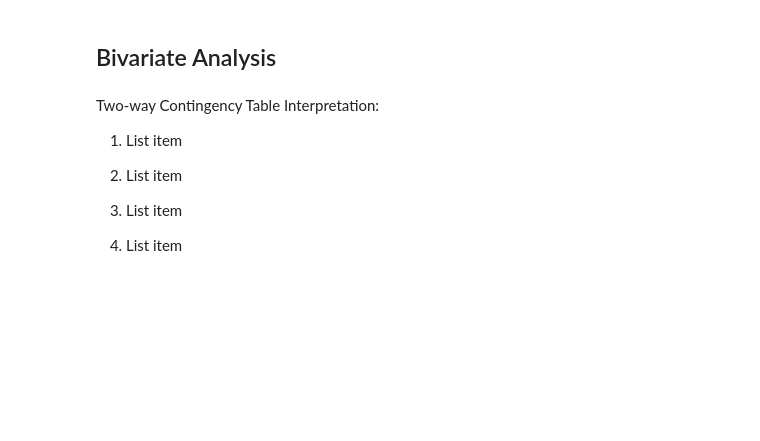
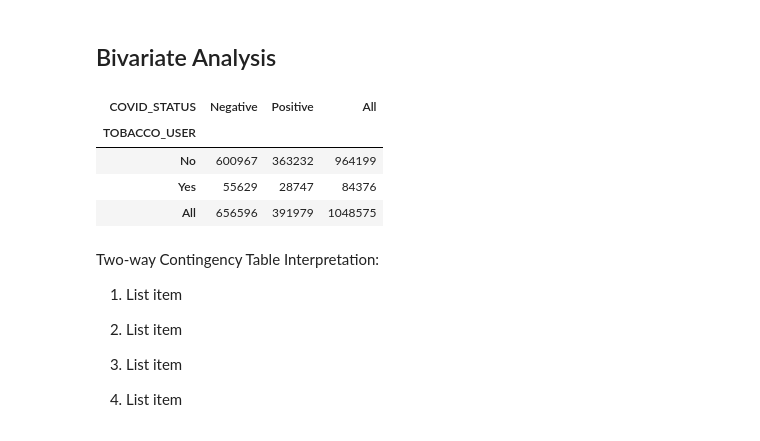
Before and after one commit to Ron-Tagne/COVID-19-Mexico-, a Jupyter notebook: Stats_Group23_Project.ipynb, the cells around one changed output. Saved outputs shown, nothing was run; the diff lists cells and outputs as text; code cells hidden in the pictures; blank space fills up the shorter version.

```diff
--- a/Stats_Group23_Project.ipynb
+++ b/Stats_Group23_Project.ipynb
@@ -68,18 +128,24 @@ sns.countplot(x=df['TOBACCO'])
 # %%
 #a ClASSIFICATION_FINAL value of <= 3 indicates the patient had a POSITIVE Covid diagnosis
 
-sdf.loc[df['CLASIFFICATION_FINAL'] >= 4, 'COVID_STATUS'] = 'Negative'
+df.loc[df['CLASIFFICATION_FINAL'] >= 4, 'COVID_STATUS'] = 'Negative'
 df.loc[df['CLASIFFICATION_FINAL'] <= 3, 'COVID_STATUS'] = 'Positive'
 
 #TOBACCO value of 1 indicates the patient IS a tobacco user
 
 df.loc[df['TOBACCO']==1, 'TOBACCO_USER'] = 'Yes'
 df.loc[df['TOBACCO']==2, 'TOBACCO_USER'] = 'No'
 
 #create contingency table
 ct = pd.crosstab(index=df['TOBACCO_USER'], columns=df['COVID_STATUS'], margins=True)
 
 ct
+# %% [output]
+| COVID_STATUS | Negative | Positive | All |
+| TOBACCO_USER |  |  |  |
+| No | 600967 | 363232 | 964199 |
+| Yes | 55629 | 28747 | 84376 |
+| All | 656596 | 391979 | 1048575 |
 # %% [markdown]
 Two-way Contingency Table Interpretation:
 
```
Also changed, not shown: parts of 17 cells of this notebook.
